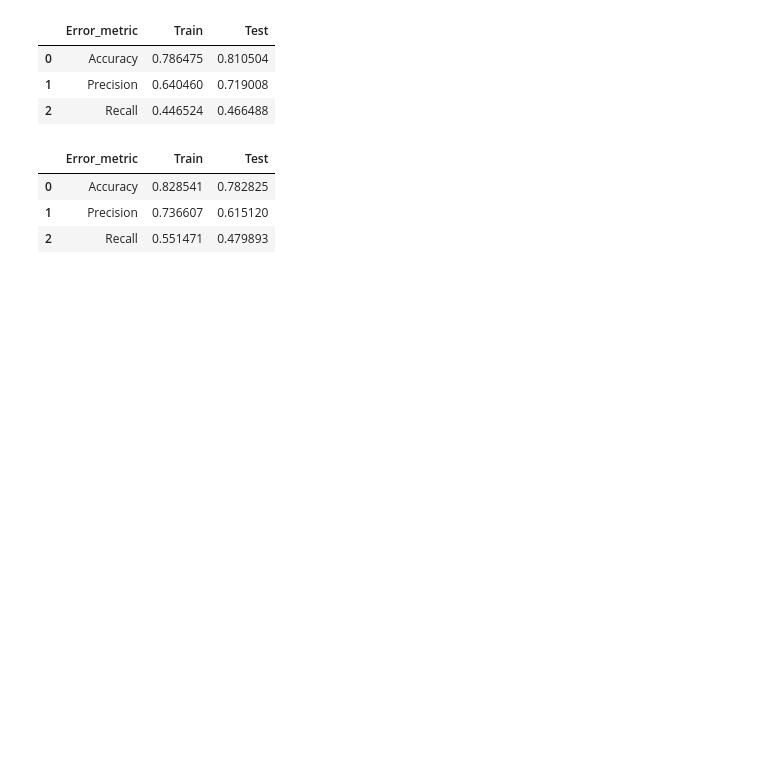
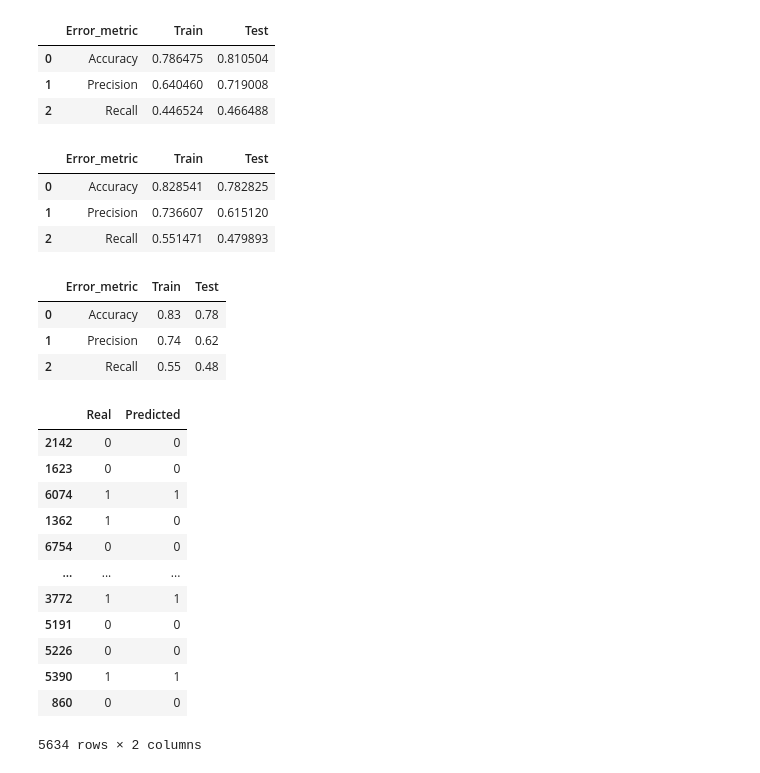
Before and after one commit to DominikKoppen/Dominik_Ironhack, a Jupyter notebook: Labs/Week_7/Lab_Classification_Handling_Logistic_Regression_Imbalanced_data.ipynb, the cells around one changed output. Cells and saved outputs as stored; diff of their text form; code cells hidden in the pictures; blank space fills up the shorter version.

```diff
--- a/Labs/Week_7/Lab_Classification_Handling_Logistic_Regression_Imbalanced_data.ipynb
+++ b/Labs/Week_7/Lab_Classification_Handling_Logistic_Regression_Imbalanced_data.ipynb
@@ -357,3 +358,51 @@ display(performance_log)
 | 0 | Accuracy | 0.828541 | 0.782825 |
 | 1 | Precision | 0.736607 | 0.615120 |
 | 2 | Recall | 0.551471 | 0.479893 |
+# %%
+def evaluate_classification_model(y_train, y_pred_train, y_test, y_pred_test):
+    """
+    Generates performance metrics and comparisons of labels with their predicted values
+    :param y_train: training labels
+    :param y_pred_train: predictions from the model on the training set
+    :param y_test: test labels
+    :param y_pred_test: predictions from the model on the test set
+    :returns: 3 dfs - Accuracy, Precision, and Recall scores, y_train vs. y_pred_train and y_test vs. y_pred_dist
+    """
+    performance_df = pd.DataFrame({'Error_metric': ['Accuracy','Precision','Recall'],
+                               'Train': [accuracy_score(y_train, y_pred_train),
+                                         precision_score(y_train, y_pred_train),
+                                         recall_score(y_train, y_pred_train)],
+                               'Test': [accuracy_score(y_test, y_pred_test),
+                                        precision_score(y_test, y_pred_test),
+                                        recall_score(y_test, y_pred_test)]})
+
+    pd.options.display.float_format = '{:.2f}'.format
+
+    df_train = pd.DataFrame({'Real': y_train, 'Predicted': y_pred_train})
+    df_test  = pd.DataFrame({'Real': y_test,  'Predicted': y_pred_test})
+
+    return performance_df, df_train, df_test
+# %%
+error_metrics_df,y_train_vs_predicted, y_test_vs_predicted =evaluate_classification_model(y_train, y_pred_train,y_test, y_pred)
+error_metrics_df
+# %% [output]
+|  | Error_metric | Train | Test |
+| 0 | Accuracy | 0.83 | 0.78 |
+| 1 | Precision | 0.74 | 0.62 |
+| 2 | Recall | 0.55 | 0.48 |
+# %%
+y_train_vs_predicted # train labels
+# %% [output]
+|  | Real | Predicted |
+| 2142 | 0 | 0 |
+| 1623 | 0 | 0 |
+| 6074 | 1 | 1 |
+| 1362 | 1 | 0 |
+| 6754 | 0 | 0 |
+| ... | ... | ... |
+| 3772 | 1 | 1 |
+| 5191 | 0 | 0 |
+| 5226 | 0 | 0 |
+| 5390 | 1 | 1 |
+| 860 | 0 | 0 |
+5634 rows × 2 columns
```
Also changed, not shown: parts of 3 cells of this notebook.
